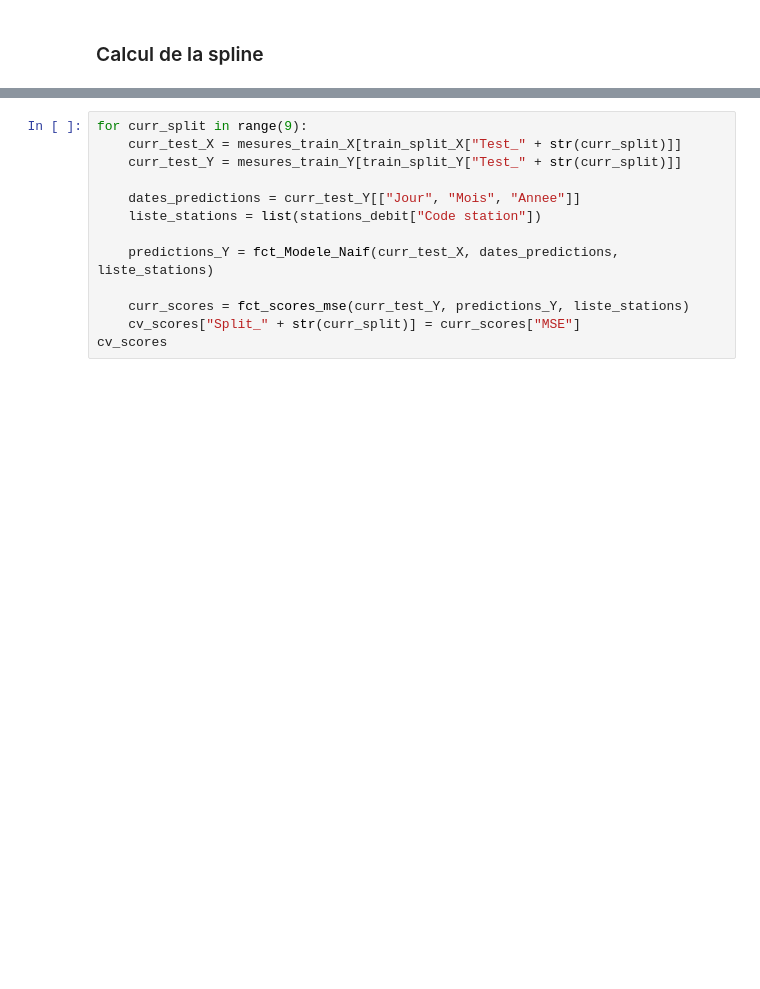
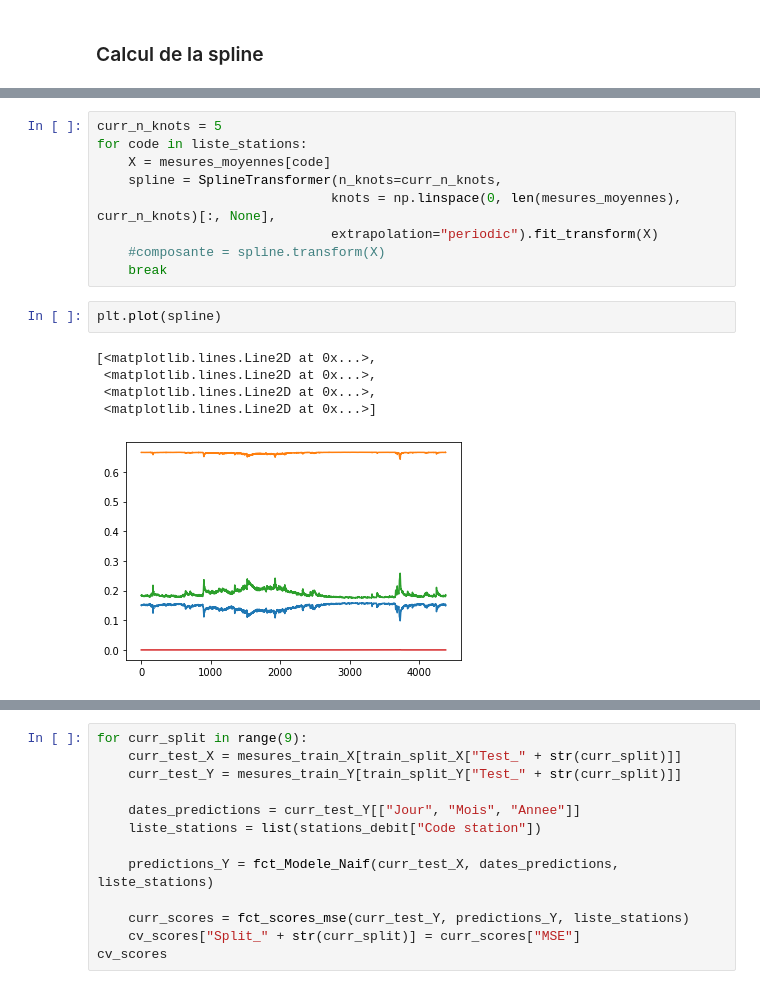
Before and after one commit to JlnZhou/ProjectML, a Jupyter notebook: Regression_Spline.ipynb, the cells around one changed output, grey strips where cells are left out. Drawn from its saved outputs; the diff is of its cells as text; blank space fills up the shorter version.

```diff
--- a/Regression_Spline.ipynb
+++ b/Regression_Spline.ipynb
@@ -42,0 +254,17 @@ Name: Date, Length: 4380, dtype: datetime64[ns]
+# %%
+curr_n_knots = 5
+for code in liste_stations:
+    X = mesures_moyennes[code]
+    spline = SplineTransformer(n_knots=curr_n_knots,
+                              knots = np.linspace(0, len(mesures_moyennes), curr_n_knots)[:, None],
+                              extrapolation="periodic").fit_transform(X)
+    #composante = spline.transform(X)
+    break
+# %%
+plt.plot(spline)
+# %% [output]
+[<matplotlib.lines.Line2D at 0x...>,
+ <matplotlib.lines.Line2D at 0x...>,
+ <matplotlib.lines.Line2D at 0x...>,
+ <matplotlib.lines.Line2D at 0x...>]
+[figure, added]
```
Also changed, not shown: parts of 26 cells of this notebook, 1 other file.
